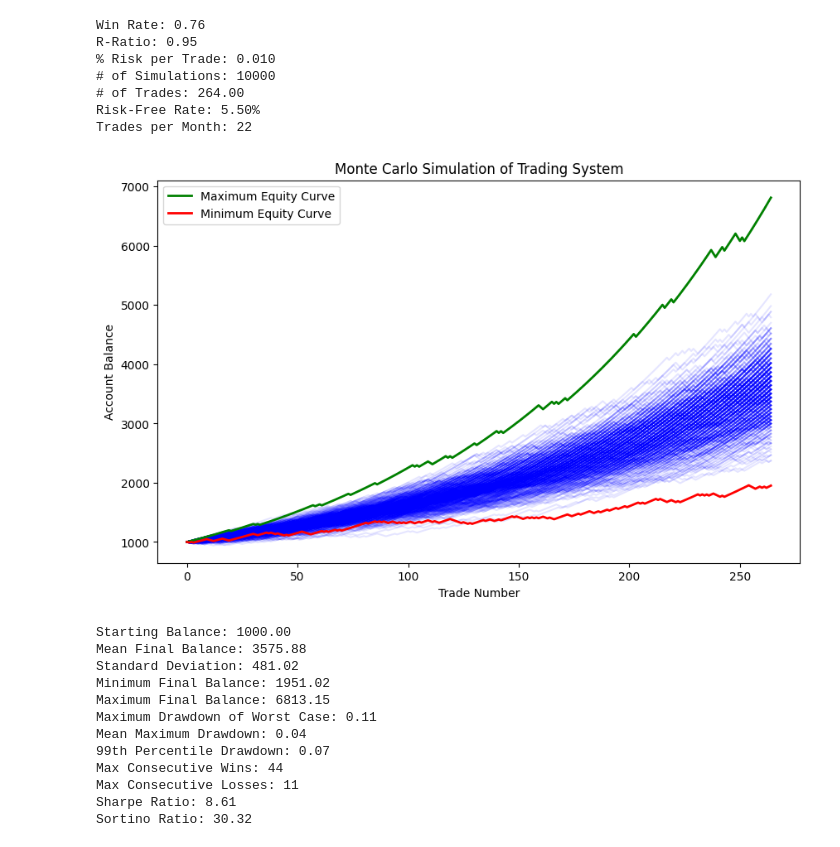
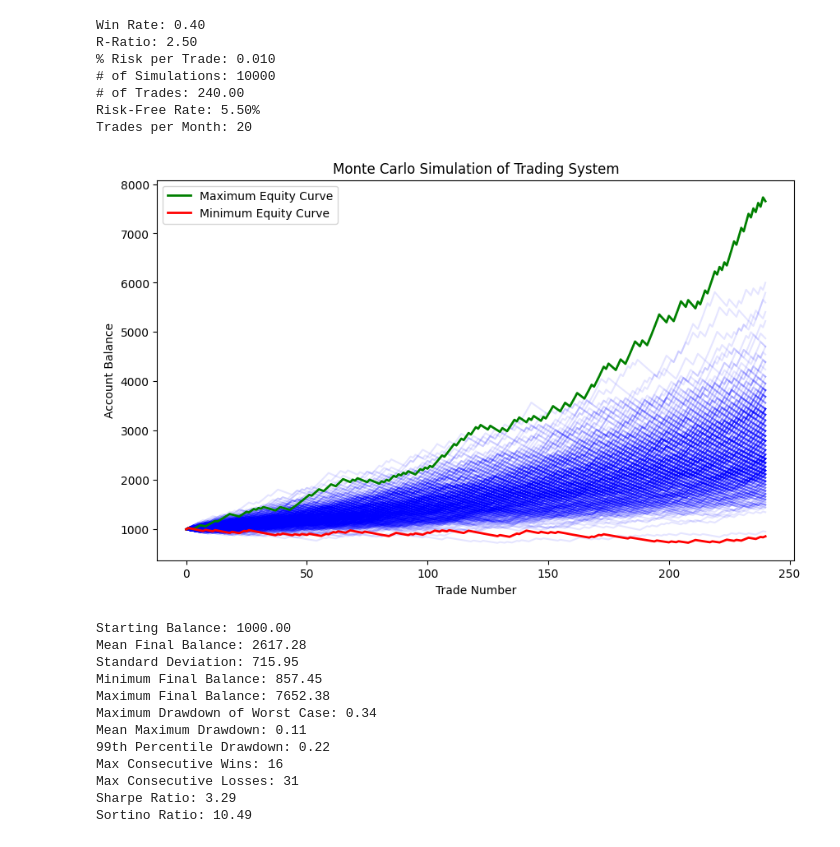
Before and after one commit to ergodique/Portfolio, a Jupyter notebook: Monte Carlo Simulation Equity Curve/monte_carlo_jupyter_version.ipynb, the cells around one changed output. Saved outputs shown, nothing was run; the diff lists cells and outputs as text; code cells hidden in the pictures.

```diff
--- a/Monte Carlo Simulation Equity Curve/monte_carlo_jupyter_version.ipynb
+++ b/Monte Carlo Simulation Equity Curve/monte_carlo_jupyter_version.ipynb
@@ -111,53 +111,53 @@ def monte_carlo_simulation(win_rate, reward_to_risk, risk_per_trade, num_simulat
 
     # Flatten all monthly returns to calculate Sharpe and Sortino ratios
     all_monthly_returns_flat = np.concatenate(all_monthly_returns)
 
     sharpe_ratio = calculate_sharpe_ratio(all_monthly_returns_flat, risk_free_rate)
     sortino_ratio = calculate_sortino_ratio(all_monthly_returns_flat, risk_free_rate)
 
     print(f'Sharpe Ratio: {sharpe_ratio:.2f}')
     print(f'Sortino Ratio: {sortino_ratio:.2f}')
 
 # Example usage
-win_rate = 0.76  # put win rate here
-reward_to_risk = 225/236  # Reward to risk ratio
+win_rate = 0.40  # put win rate here
+reward_to_risk = 2.5  # Reward to risk ratio
 risk_per_trade = 0.01  # Risking % of the trade
 num_simulations = 10000  # Run X number of simulations
-trades_per_month = 22  # Number of trades per month
+trades_per_month = 20  # Number of trades per month
 num_trades = 12*trades_per_month*1  # Each simulation runs for X trades
 
 risk_free_rate = 0.055  # Annual risk-free rate
 
 print(f'Win Rate: {win_rate:.2f}')
 print(f'R-Ratio: {reward_to_risk:.2f}')
 print(f'% Risk per Trade: {risk_per_trade:.3f}')
 print(f'# of Simulations: {num_simulations:.0f}')
 print(f'# of Trades: {num_trades:.2f}')
 print(f'Risk-Free Rate: {risk_free_rate:.2%}')
 print(f'Trades per Month: {trades_per_month}')
 
 monte_carlo_simulation(win_rate, reward_to_risk, risk_per_trade, num_simulations, num_trades, trades_per_month, risk_free_rate)
 # %% [output]
-Win Rate: 0.76
-R-Ratio: 0.95
+Win Rate: 0.40
+R-Ratio: 2.50
 % Risk per Trade: 0.010
 # of Simulations: 10000
-# of Trades: 264.00
+# of Trades: 240.00
 Risk-Free Rate: 5.50%
-Trades per Month: 22
+Trades per Month: 20
-[figure, old version]
+[figure, new version]
 Starting Balance: 1000.00
-Mean Final Balance: 3575.88
-Standard Deviation: 481.02
-Minimum Final Balance: 1951.02
-Maximum Final Balance: 6813.15
-Maximum Drawdown of Worst Case: 0.11
-Mean Maximum Drawdown: 0.04
-99th Percentile Drawdown: 0.07
-Max Consecutive Wins: 44
-Max Consecutive Losses: 11
-Sharpe Ratio: 8.61
-Sortino Ratio: 30.32
+Mean Final Balance: 2617.28
+Standard Deviation: 715.95
+Minimum Final Balance: 857.45
+Maximum Final Balance: 7652.38
+Maximum Drawdown of Worst Case: 0.34
+Mean Maximum Drawdown: 0.11
+99th Percentile Drawdown: 0.22
+Max Consecutive Wins: 16
+Max Consecutive Losses: 31
+Sharpe Ratio: 3.29
+Sortino Ratio: 10.49
 # %%
 balance=100
 risk=0.01
```
Also changed, not shown: parts of 1 cell of this notebook, 7 other files.
